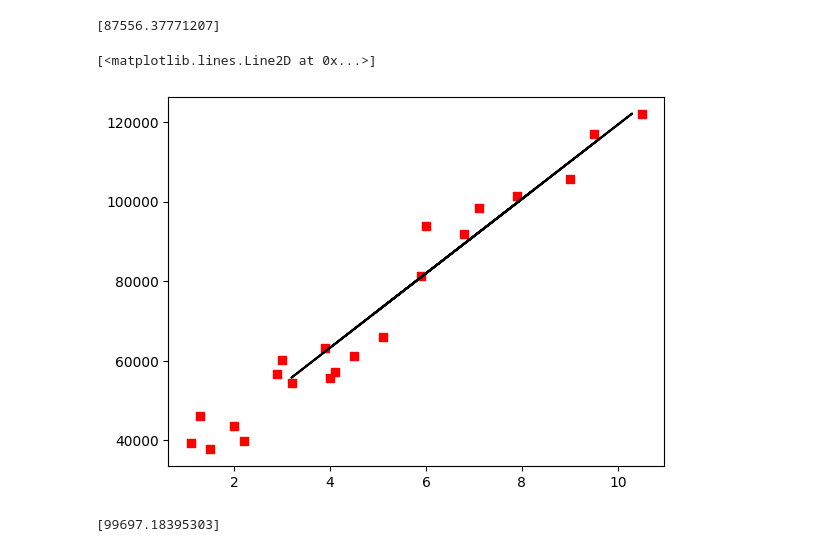
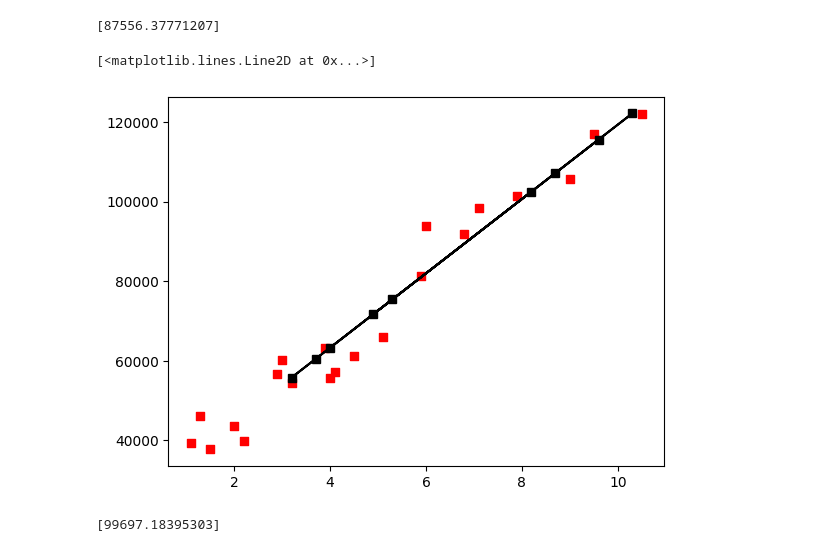
Before and after one commit to haritha273/Machine-Learning, a Jupyter notebook: Regression/salary_Data.ipynb, the cells around one changed output. Drawn from its saved outputs; the diff is of its cells as text; code cells hidden in the pictures.

```diff
--- a/Regression/salary_Data.ipynb
+++ b/Regression/salary_Data.ipynb
@@ -214,12 +214,12 @@ print(model.predict([[6.6]]))  #with 6.6 years of exp get salary 87556
 # %%
 #to draw regre line
 #to teach machine the x and y train using scstter =model work on training data
 plt.scatter(x_train,y_train,marker='s',color='r')
 #to draw reg line x_test=testing data,y_pred-corr predicted output
-plt.plot(x_test,y_pred,color='k')
+plt.plot(x_test,y_pred,marker='s',color='k')
 # %% [output]
 [<matplotlib.lines.Line2D at 0x...>]
-[figure, old version]
+[figure, new version]
 # %%
 print(model.predict([[7.9]]))
 # %% [output]
```
Also changed, not shown: 28 other files.
